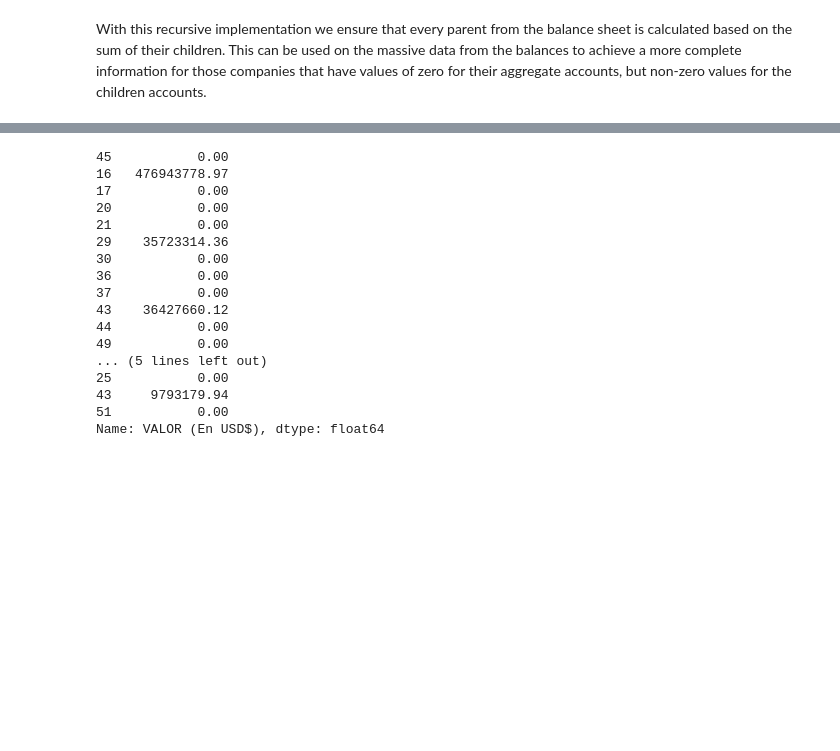
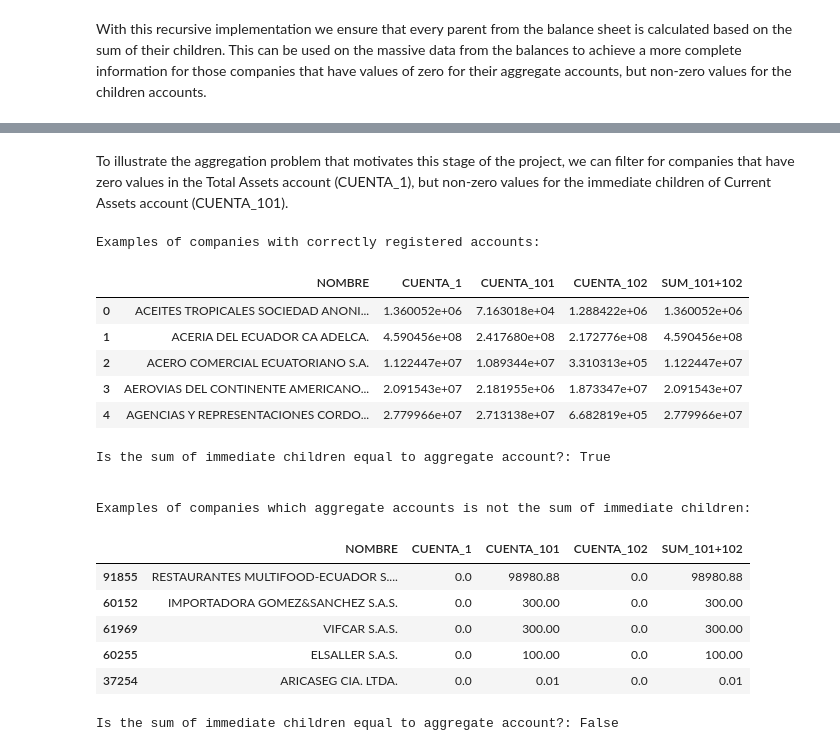
Before and after one commit to EdwinDuranH/FinancialViz, a Jupyter notebook: Generalizer.ipynb, the cells around one changed output, grey strips where cells are left out. Saved outputs shown, nothing was run; the diff lists cells and outputs as text; code cells hidden in the pictures; blank space fills up the shorter version.

```diff
--- a/Generalizer.ipynb
+++ b/Generalizer.ipynb
@@ -258,5 +253,0 @@ Length: 630, dtype: object
-# %%
-df[[i for i in df.columns if "CUENTA" in i]] = df[[i for i in df.columns if "CUENTA" in i]].apply(lambda x: x.str.replace(",",""))
-# %%
-df[[i for i in df.columns if "CUENTA_" in i]] = (df[[i for i in df.columns if "CUENTA_" in i]]
-                                                 .apply(lambda x: x.str.replace(",","")))
@@ -276,3 +253,0 @@ Name: 0, dtype: bool
-# %%
-df["AÑO"] = df["AÑO"].astype(str)
-df.dtypes
@@ -306,20 +254,35 @@ Length: 630, dtype: object
-# %%
-abs(p["VALOR (En USD$)"])
-# %% [output]
-45           0.00
-16   476943778.97
-17           0.00
-20           0.00
-21           0.00
-29    35723314.36
-30           0.00
-36           0.00
-37           0.00
-43    36427660.12
-44           0.00
-49           0.00
-... (5 lines left out)
-25           0.00
-43     9793179.94
-51           0.00
-Name: VALOR (En USD$), dtype: float64
+# %% [markdown]
+To illustrate the aggregation problem that motivates this stage of the project, we can filter for companies that have zero values in the Total Assets account (CUENTA_1), but non-zero values for the immediate children of Current Assets account (CUENTA_101).
+# %%
+#Illustrate normal behavior of accounts
+a = df[(df["CUENTA_1"] != 0) & (df["CUENTA_101"] != 0)][["NOMBRE","CUENTA_1","CUENTA_101","CUENTA_102"]]
+a["SUM_101+102"] = a["CUENTA_101"]+a["CUENTA_102"]
+print("Examples of companies with correctly registered accounts:")
+display(a.head(5))
+print(f"""Is the sum of immediate children equal to aggregate account?: {a.iloc[0]["CUENTA_1"] == a.iloc[0]["SUM_101+102"]}\n\n""")
+
+#Illustrate anomalous behavior of accounts
+a = df[(df["CUENTA_1"] == 0) & (df["CUENTA_101"] != 0)][["NOMBRE","CUENTA_1","CUENTA_101","CUENTA_102"]]
+a["SUM_101+102"] = a["CUENTA_101"]+a["CUENTA_102"]
+print("Examples of companies which aggregate accounts are not the sum of immediate children:")
+display(a.head(5).sort_values("CUENTA_101",ascending=False))
+print(f"""Is the sum of immediate children equal to aggregate account?: {a.iloc[0]["CUENTA_1"] == a.iloc[0]["SUM_101+102"]}\n\n""")
+# %% [output]
+Examples of companies with correctly registered accounts:
+|  | NOMBRE | CUENTA_1 | CUENTA_101 | CUENTA_102 | SUM_101+102 |
+| 0 | ACEITES TROPICALES SOCIEDAD ANONI... | 1.360052e+06 | 7.163018e+04 | 1.288422e+06 | 1.360052e+06 |
+| 1 | ACERIA DEL ECUADOR CA ADELCA. | 4.590456e+08 | 2.417680e+08 | 2.172776e+08 | 4.590456e+08 |
+| 2 | ACERO COMERCIAL ECUATORIANO S.A. | 1.122447e+07 | 1.089344e+07 | 3.310313e+05 | 1.122447e+07 |
+| 3 | AEROVIAS DEL CONTINENTE AMERICANO... | 2.091543e+07 | 2.181955e+06 | 1.873347e+07 | 2.091543e+07 |
+| 4 | AGENCIAS Y REPRESENTACIONES CORDO... | 2.779966e+07 | 2.713138e+07 | 6.682819e+05 | 2.779966e+07 |
+Is the sum of immediate children equal to aggregate account?: True
+
+
+Examples of companies which aggregate accounts is not the sum of immediate children:
+|  | NOMBRE | CUENTA_1 | CUENTA_101 | CUENTA_102 | SUM_101+102 |
+| 91855 | RESTAURANTES MULTIFOOD-ECUADOR S.... | 0.0 | 98980.88 | 0.0 | 98980.88 |
+| 60152 | IMPORTADORA GOMEZ&SANCHEZ S.A.S. | 0.0 | 300.00 | 0.0 | 300.00 |
+| 61969 | VIFCAR S.A.S. | 0.0 | 300.00 | 0.0 | 300.00 |
+| 60255 | ELSALLER S.A.S. | 0.0 | 100.00 | 0.0 | 100.00 |
+| 37254 | ARICASEG CIA. LTDA. | 0.0 | 0.01 | 0.0 | 0.01 |
+Is the sum of immediate children equal to aggregate account?: False
```
Also changed, not shown: parts of 13 cells of this notebook, 2 other files.
